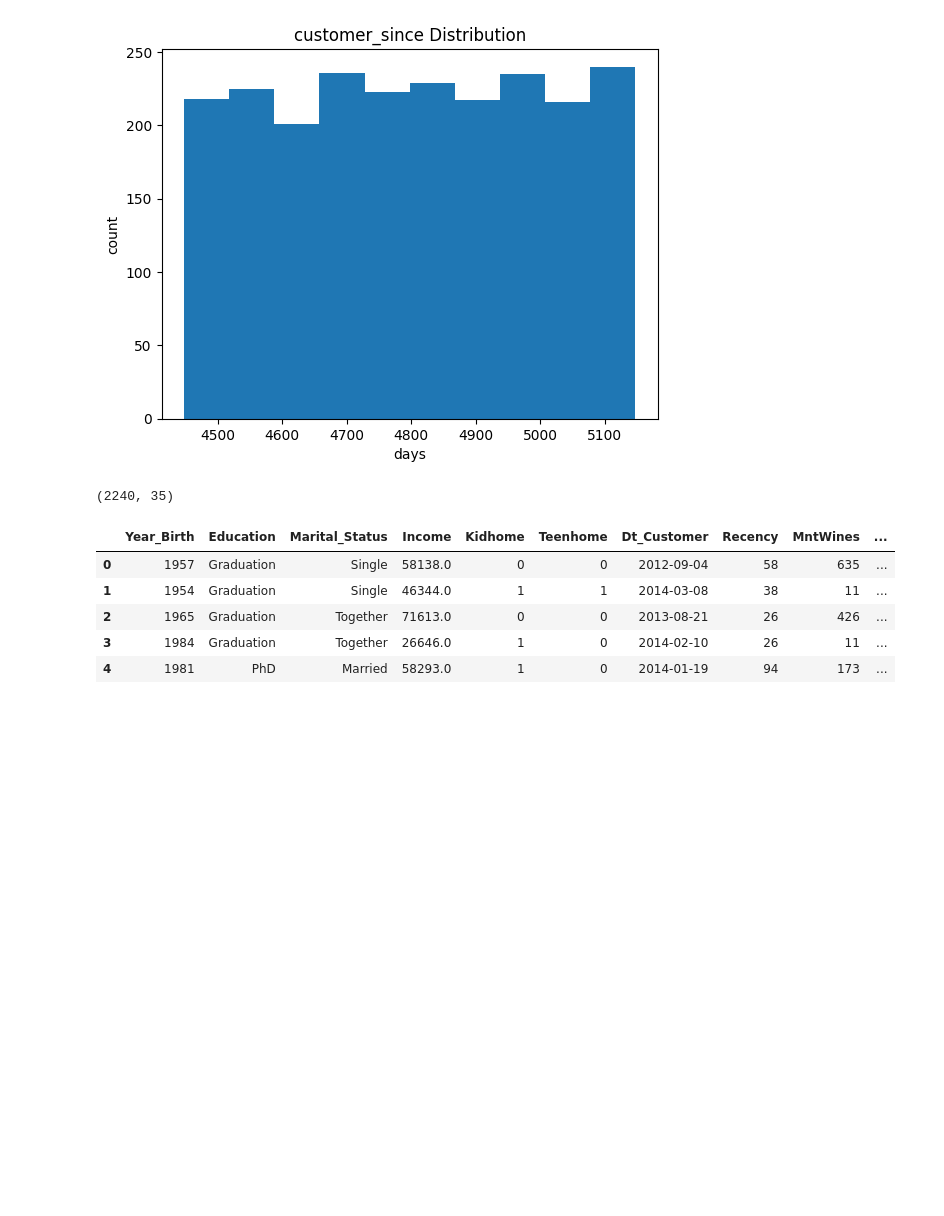
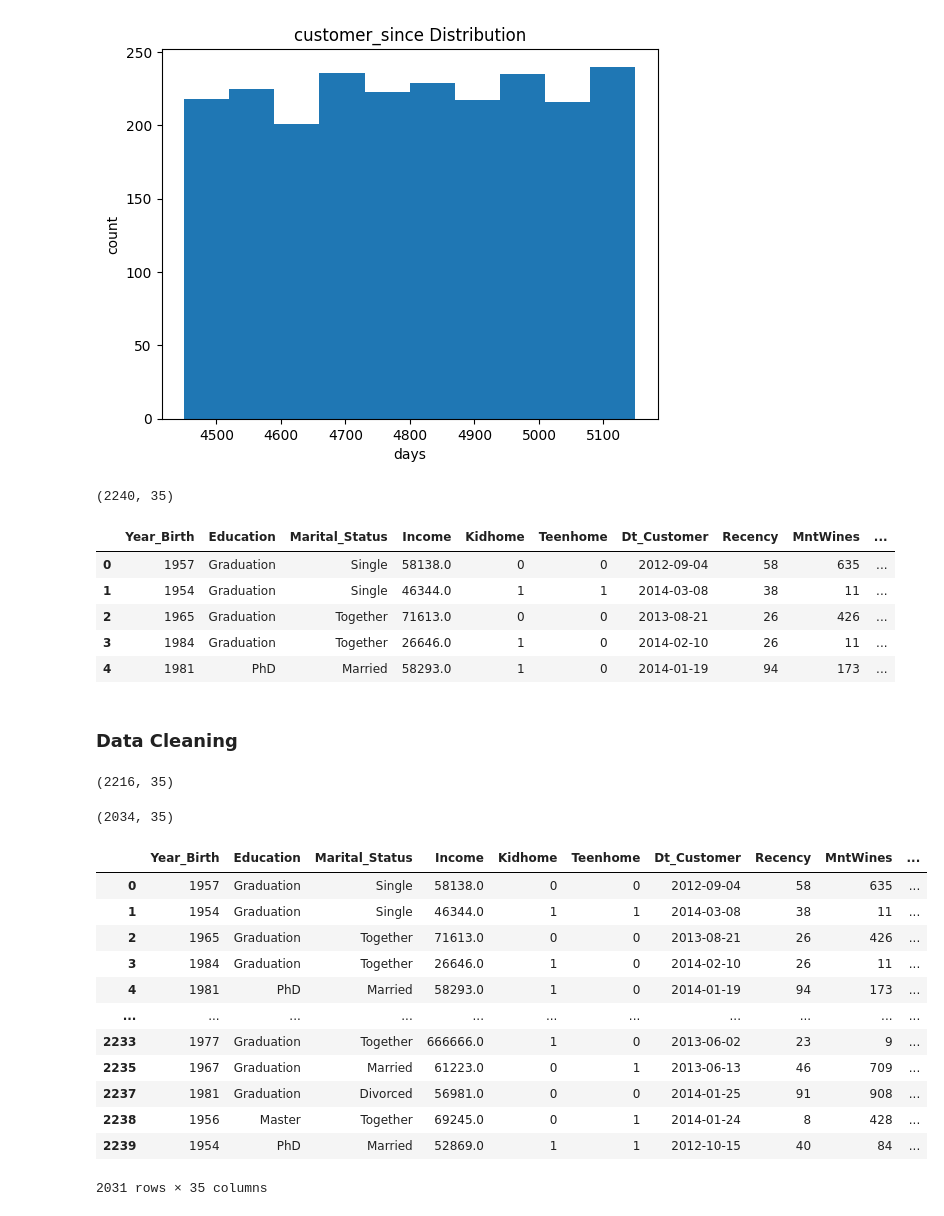
Before and after one commit to Salma-M-H/Customer_Segmentation, a Jupyter notebook: customer_segmentation.ipynb, the cells around one changed output. Saved outputs shown, nothing was run; the diff lists cells and outputs as text; code cells hidden in the pictures; blank space fills up the shorter version.

Commit message:
Data Cleaning: remove null values, drop duplicates, drop error rows and clean up marital_statues by using other option

```diff
--- a/customer_segmentation.ipynb
+++ b/customer_segmentation.ipynb
@@ -463,3 +463,33 @@ df.head()
 | 2 | 1965 | Graduation | Together | 71613.0 | 0 | 0 | 2013-08-21 | 26 | 426 | ... |
 | 3 | 1984 | Graduation | Together | 26646.0 | 1 | 0 | 2014-02-10 | 26 | 11 | ... |
 | 4 | 1981 | PhD | Married | 58293.0 | 1 | 0 | 2014-01-19 | 94 | 173 | ... |
+# %% [markdown]
+### Data Cleaning
+# %%
+df.dropna(inplace=True)
+df.shape
+# %% [output]
+(2216, 35)
+# %%
+df.drop_duplicates(inplace=True)
+df.shape
+# %% [output]
+(2034, 35)
+# %%
+filt = (df['Year_Birth'] > 1930)
+df = df.loc[filt]
+df
+# %% [output]
+|  | Year_Birth | Education | Marital_Status | Income | Kidhome | Teenhome | Dt_Customer | Recency | MntWines | ... |
+| 0 | 1957 | Graduation | Single | 58138.0 | 0 | 0 | 2012-09-04 | 58 | 635 | ... |
+| 1 | 1954 | Graduation | Single | 46344.0 | 1 | 1 | 2014-03-08 | 38 | 11 | ... |
+| 2 | 1965 | Graduation | Together | 71613.0 | 0 | 0 | 2013-08-21 | 26 | 426 | ... |
+| 3 | 1984 | Graduation | Together | 26646.0 | 1 | 0 | 2014-02-10 | 26 | 11 | ... |
+| 4 | 1981 | PhD | Married | 58293.0 | 1 | 0 | 2014-01-19 | 94 | 173 | ... |
+| ... | ... | ... | ... | ... | ... | ... | ... | ... | ... | ... |
+| 2233 | 1977 | Graduation | Together | 666666.0 | 1 | 0 | 2013-06-02 | 23 | 9 | ... |
+| 2235 | 1967 | Graduation | Married | 61223.0 | 0 | 1 | 2013-06-13 | 46 | 709 | ... |
+| 2237 | 1981 | Graduation | Divorced | 56981.0 | 0 | 0 | 2014-01-25 | 91 | 908 | ... |
+| 2238 | 1956 | Master | Together | 69245.0 | 0 | 1 | 2014-01-24 | 8 | 428 | ... |
+| 2239 | 1954 | PhD | Married | 52869.0 | 1 | 1 | 2012-10-15 | 40 | 84 | ... |
+2031 rows × 35 columns
```
Also changed, not shown: parts of 3 cells of this notebook.
